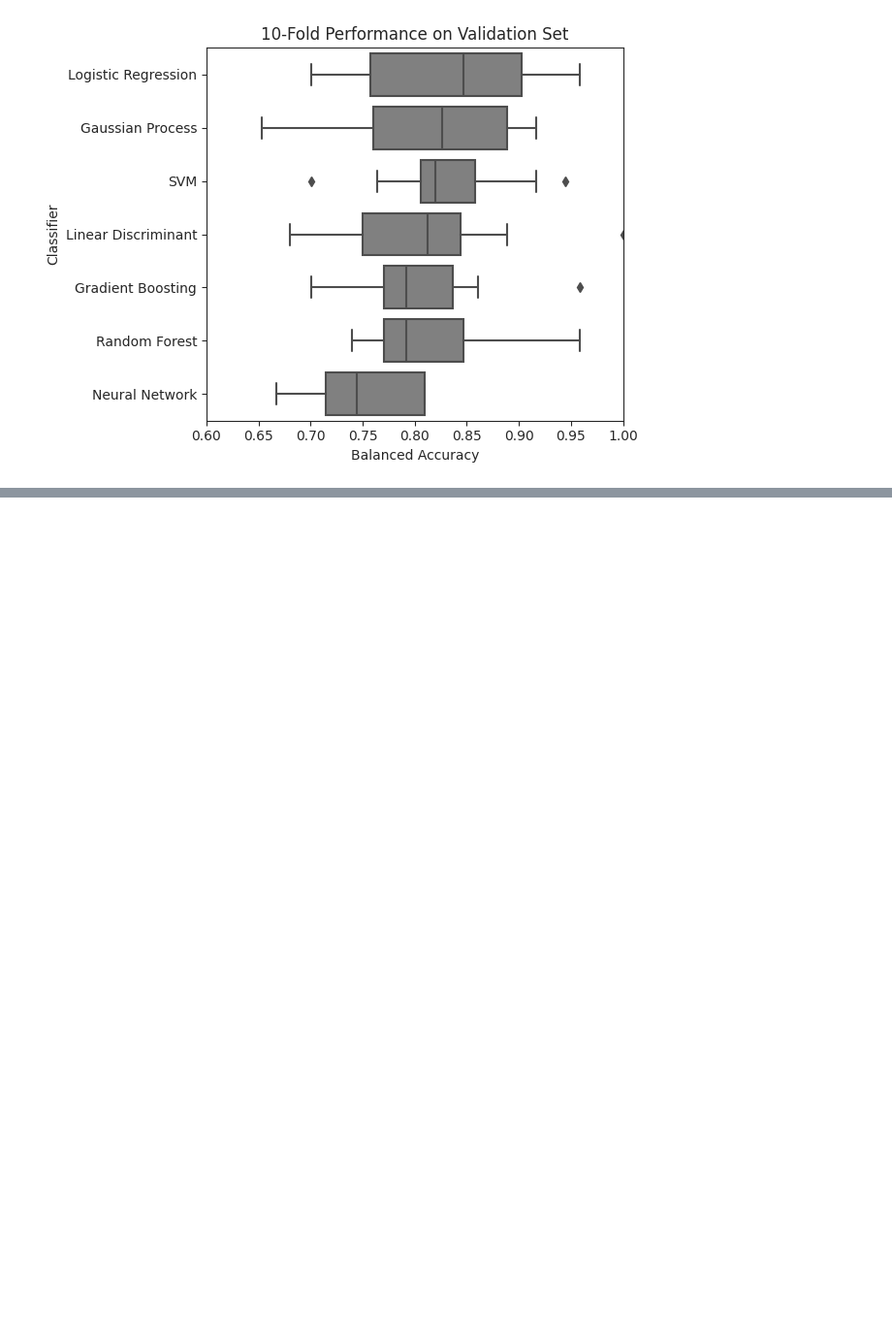
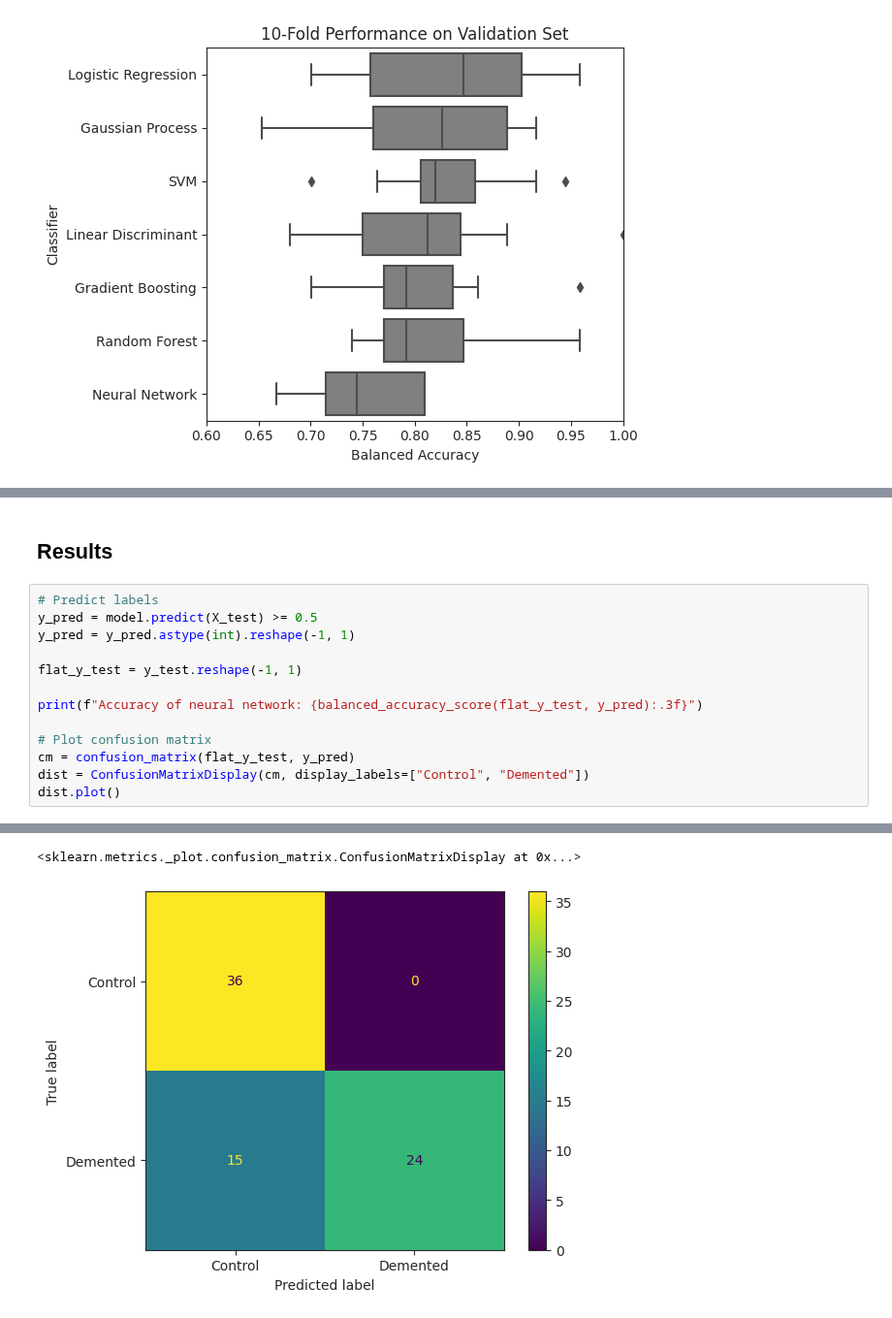
Before and after one commit to RiboRings/AlzheimerPrediction, a Jupyter notebook: learning-about-ad.ipynb, the cells around one changed output, grey strips where cells are left out. Shown at 97% size. Saved outputs shown, nothing was run; the diff lists cells and outputs as text; blank space fills up the shorter version.

```diff
--- a/learning-about-ad.ipynb
+++ b/learning-about-ad.ipynb
@@ -846,0 +904,16 @@ sub_df'''
+# %% [markdown]
+## Results
+# %%
+# Predict labels
+y_pred = model.predict(X_test) >= 0.5
+y_pred = y_pred.astype(int).reshape(-1, 1)
+
+flat_y_test = y_test.reshape(-1, 1)
+
+print(f"Accuracy of neural network: {balanced_accuracy_score(flat_y_test, y_pred):.3f}")
+
+# Plot confusion matrix
+cm = confusion_matrix(flat_y_test, y_pred)
+dist = ConfusionMatrixDisplay(cm, display_labels=["Control", "Demented"])
+dist.plot()
+# %% [output]
@@ -846,0 +922,2 @@ sub_df'''
+<sklearn.metrics._plot.confusion_matrix.ConfusionMatrixDisplay at 0x...>
+[figure, added]
```
Also changed, not shown: parts of 37 cells of this notebook.
